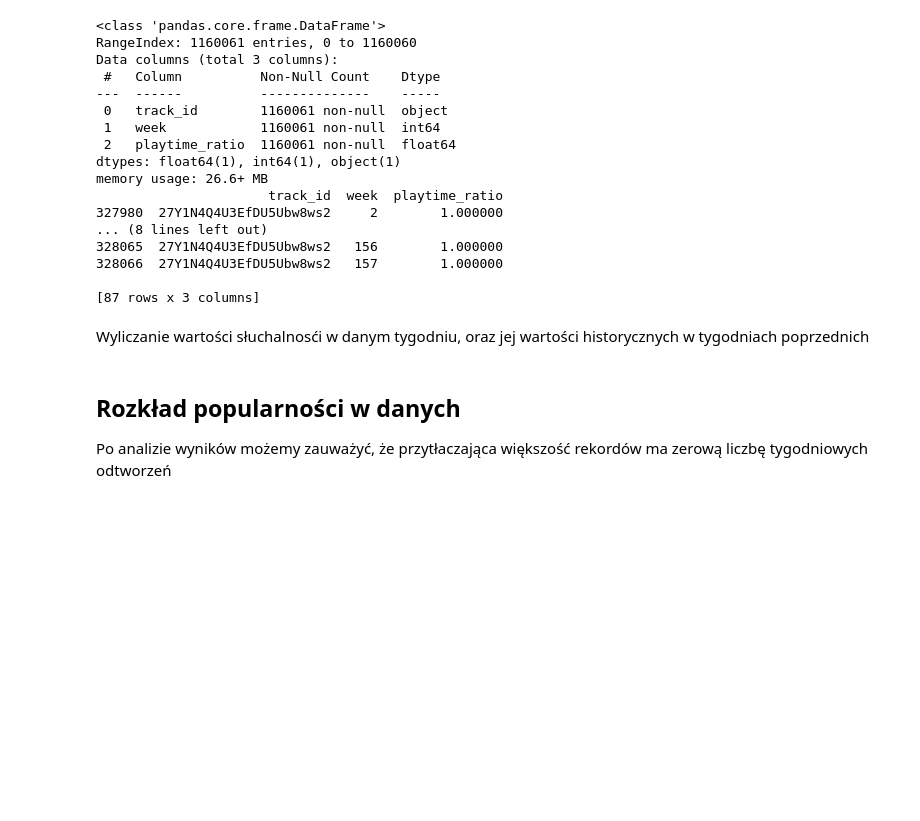
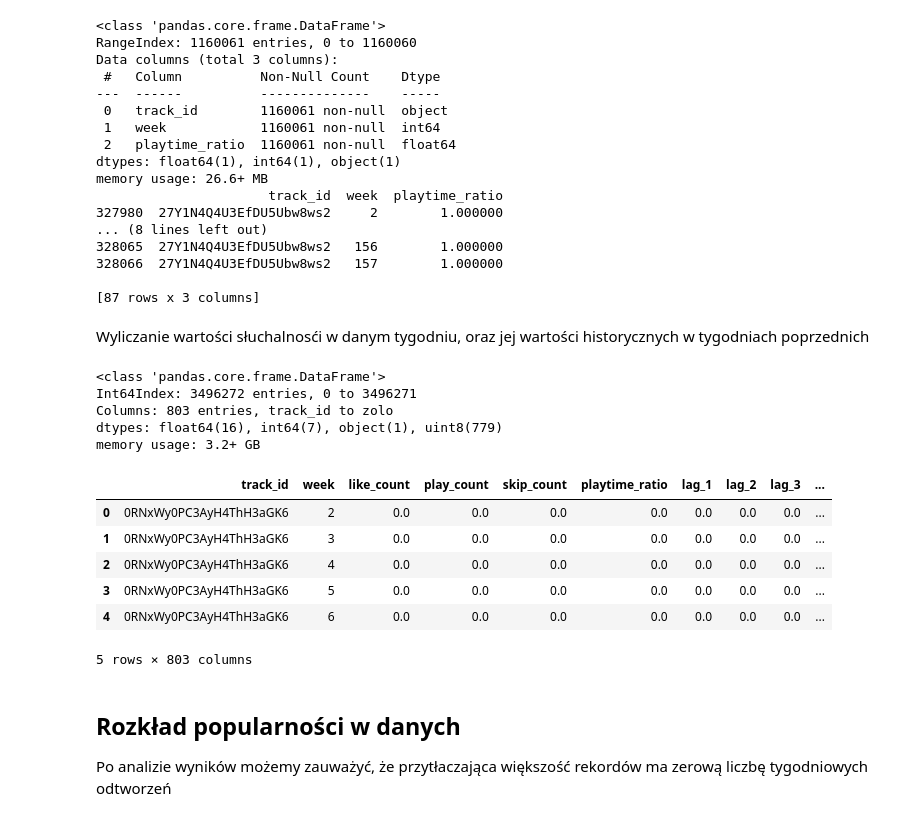
Before and after one commit to Kieru18/Next-Week-s-Top-Tracks, a Jupyter notebook: feature_engineering_v2.ipynb, the cells around one changed output. Drawn from its saved outputs; the diff is of its cells as text; code cells hidden in the pictures; blank space fills up the shorter version.

Commit message:
Memory optimized encoding

```diff
--- a/feature_engineering_v2.ipynb
+++ b/feature_engineering_v2.ipynb
@@ -146,49 +154,60 @@ Wyliczanie wartości słuchalnosći w danym tygodniu, oraz jej wartości history
 # %%
 all_counts_df = pd.merge(tw_counts_df, mean_playtime, on=['week', 'track_id'], how='left')
 all_counts_df = all_counts_df.fillna(0)
 
 
 all_counts_df['lag_1'] = all_counts_df.groupby('track_id')['play_count'].shift(1)
 all_counts_df['lag_2'] = all_counts_df.groupby('track_id')['play_count'].shift(2)
 all_counts_df['lag_3'] = all_counts_df.groupby('track_id')['play_count'].shift(3)
 
 
 track_features = ['track_id', 'popularity', 'duration_ms', 'explicit', 'danceability',
             'energy', 'key', 'loudness', 'speechiness', 'acousticness',
             'instrumentalness', 'liveness', 'valence', 'tempo', 'release_date', 'id_artist']
 
 
 df_track_artist = pd.merge(tracks[track_features], artists[['id_artist', 'genres' ]], on=['id_artist'], how='left')
 
-full_df = pd.merge(all_counts_df, df_track_artist, on=['track_id'], how='left')
-counts_df = full_df
+le = LabelEncoder()
+df_track_artist['id_artist'] = le.fit_transform(df_track_artist['id_artist'])
 
+mlb = MultiLabelBinarizer(sparse_output=True)
+genre_encoded_sparse = mlb.fit_transform(df_track_artist['genres'])
+genre_encoded_sparse = genre_encoded_sparse.astype(np.uint8)
+df_encoded = pd.concat([df_track_artist.drop('genres', axis=1), pd.DataFrame(genre_encoded_sparse.toarray(), columns=mlb.classes_, index=df_track_artist.index)], axis=1)
+
+
+full_df = pd.merge(all_counts_df, df_encoded, on=['track_id'], how='left')
 full_df = full_df.fillna(0)
 
+del df_encoded
+del genre_encoded_sparse
+del df_track_artist
+del all_counts_df
+gc.collect()
 
-le = LabelEncoder()
-mlb = MultiLabelBinarizer()
-
-full_df['id_artist'] = le.fit_transform(full_df['id_artist'])
-
-
-chunk_size = 1000
-chunks = [full_df.iloc[i:i + chunk_size] for i in range(0, len(full_df), chunk_size)]
-
-
-encoded_chunks = [pd.DataFrame(mlb.fit_transform(chunk['genres']), columns=mlb.classes_, index=chunk.index) for chunk in chunks]
-full_df_encoded = pd.concat([full_df.drop('genres', axis=1)] + encoded_chunks, axis=1)
-
-
-full_df_encoded.info()
-full_df_encoded.head()
+full_df.info()
+full_df.head()
 
 # unique_genres = full_df['genres'].explode().unique().tolist()
 # print(len(unique_genres))
 # print(unique_genres)
 
 #print(full_df.tail)
 #print(full_df[full_df["track_id"] == "27Y1N4Q4U3EfDU5Ubw8ws2"].sort_values(by="week"))
+# %% [output]
+<class 'pandas.core.frame.DataFrame'>
+Int64Index: 3496272 entries, 0 to 3496271
+Columns: 803 entries, track_id to zolo
+dtypes: float64(16), int64(7), object(1), uint8(779)
+memory usage: 3.2+ GB
+|  | track_id | week | like_count | play_count | skip_count | playtime_ratio | lag_1 | lag_2 | lag_3 | ... |
+| 0 | 0RNxWy0PC3AyH4ThH3aGK6 | 2 | 0.0 | 0.0 | 0.0 | 0.0 | 0.0 | 0.0 | 0.0 | ... |
+| 1 | 0RNxWy0PC3AyH4ThH3aGK6 | 3 | 0.0 | 0.0 | 0.0 | 0.0 | 0.0 | 0.0 | 0.0 | ... |
+| 2 | 0RNxWy0PC3AyH4ThH3aGK6 | 4 | 0.0 | 0.0 | 0.0 | 0.0 | 0.0 | 0.0 | 0.0 | ... |
+| 3 | 0RNxWy0PC3AyH4ThH3aGK6 | 5 | 0.0 | 0.0 | 0.0 | 0.0 | 0.0 | 0.0 | 0.0 | ... |
+| 4 | 0RNxWy0PC3AyH4ThH3aGK6 | 6 | 0.0 | 0.0 | 0.0 | 0.0 | 0.0 | 0.0 | 0.0 | ... |
+5 rows × 803 columns
 # %% [markdown]
 ## Rozkład popularności w danych
 
```
Also changed, not shown: parts of 6 cells of this notebook.
